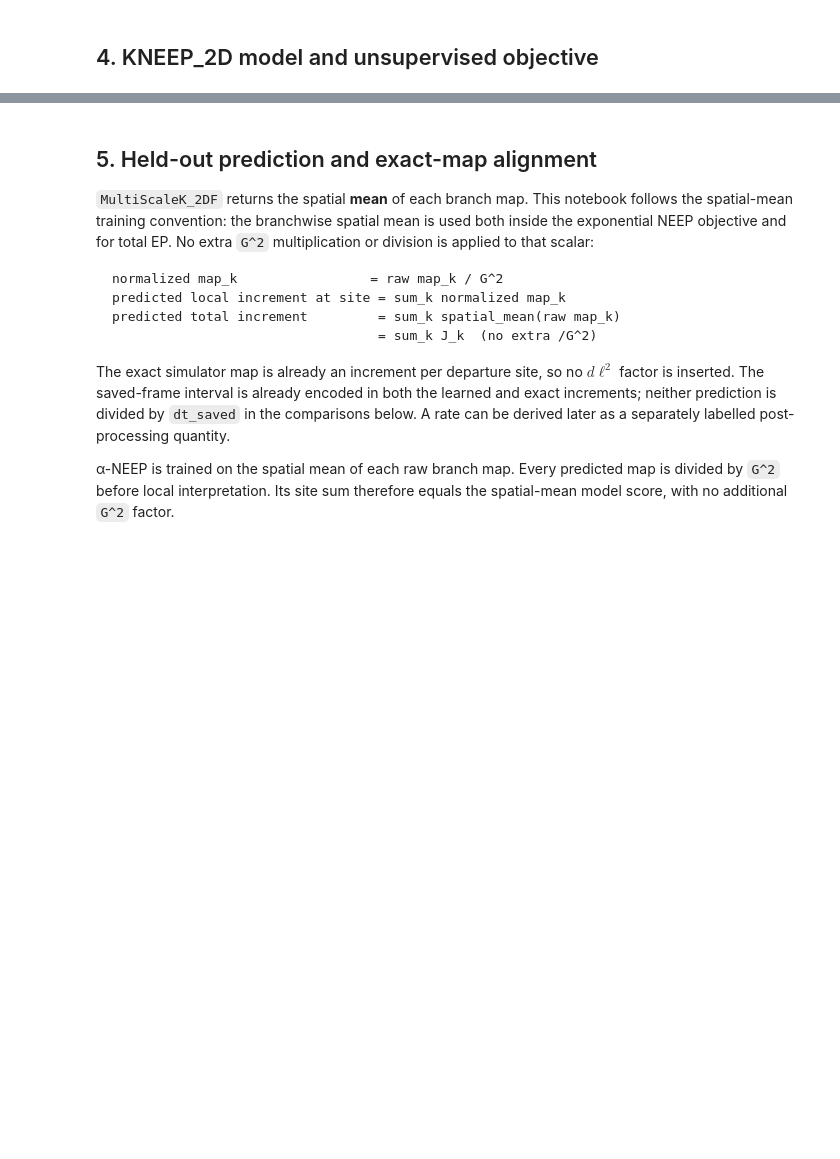
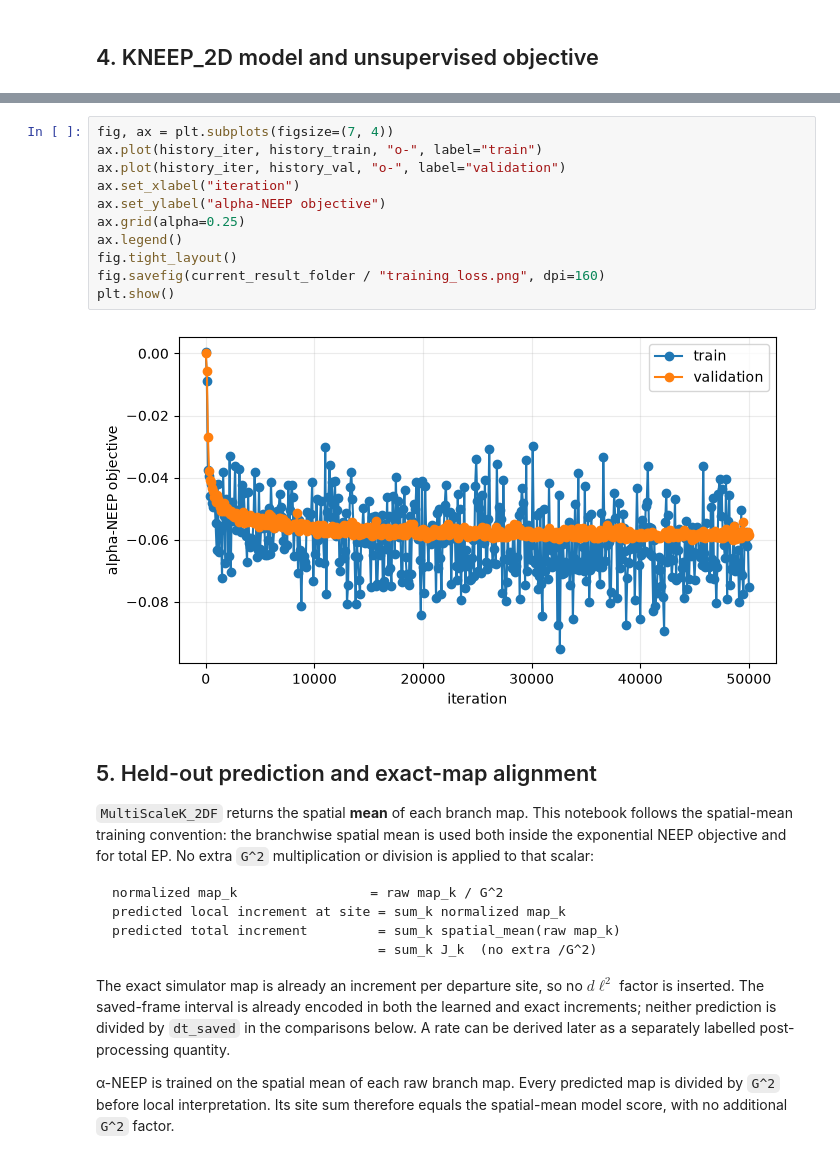
Before and after one commit to 2DHvN/CNEEP_v2, a Jupyter notebook: notebooks/Corr_LatticeABP_TC.ipynb, the cells around one changed output, grey strips where cells are left out. Drawn from its saved outputs; the diff is of its cells as text; blank space fills up the shorter version.

```diff
--- a/notebooks/Corr_LatticeABP_TC.ipynb
+++ b/notebooks/Corr_LatticeABP_TC.ipynb
@@ -731,4 +724,17 @@ iter= 1100 train=-6.231615e-02 val=-6.224295e-02 best=-6.260155e-02
 ... (88 outputs left out)
+# %%
+fig, ax = plt.subplots(figsize=(7, 4))
+ax.plot(history_iter, history_train, "o-", label="train")
+ax.plot(history_iter, history_val, "o-", label="validation")
+ax.set_xlabel("iteration")
+ax.set_ylabel("alpha-NEEP objective")
+ax.grid(alpha=0.25)
+ax.legend()
+fig.tight_layout()
+fig.savefig(current_result_folder / "training_loss.png", dpi=160)
+plt.show()
+# %% [output]
+[figure, added]
 # %% [markdown]
 ## 5. Held-out prediction and exact-map alignment
 
```
Also changed, not shown: parts of 8 cells of this notebook, 9 other files.
